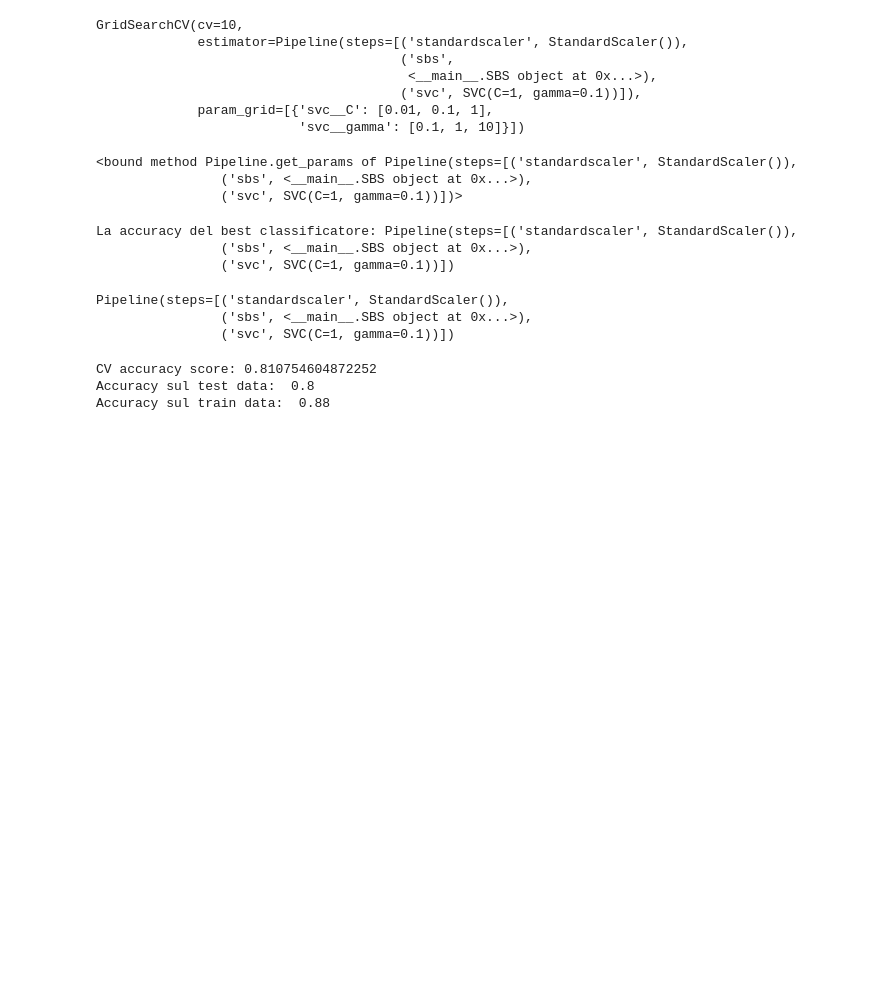
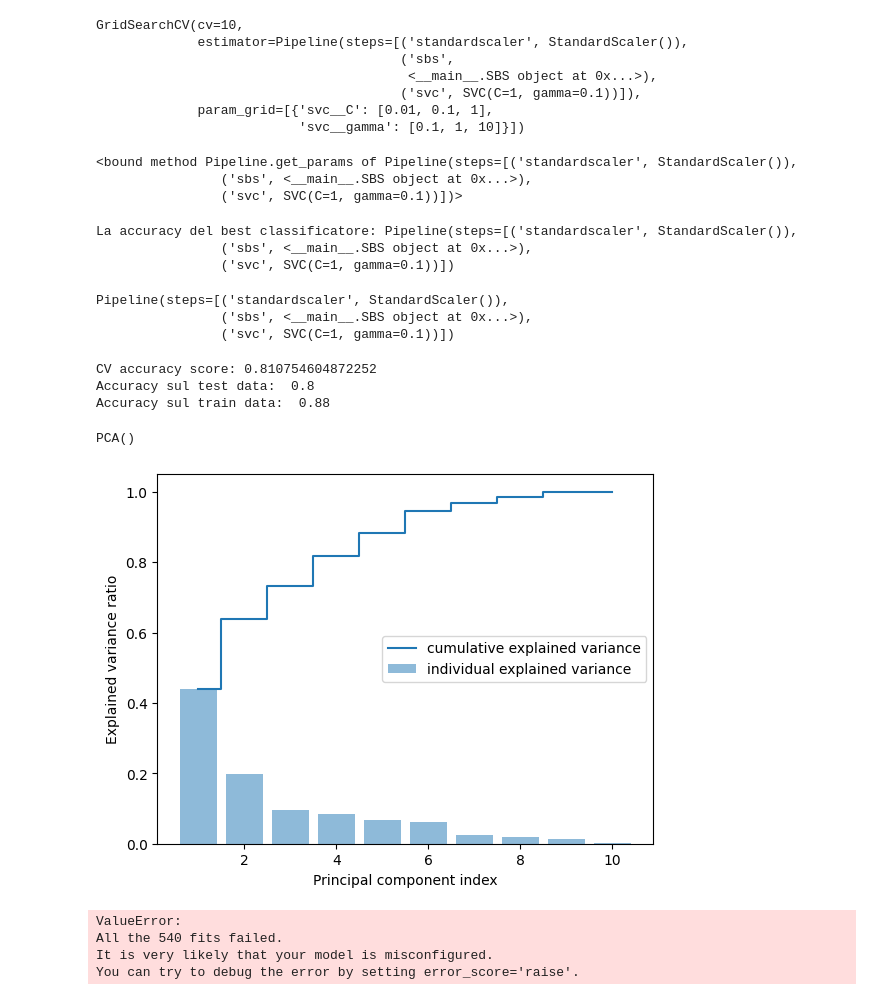
Before and after one commit to Andrewss01/Machine-Learning, a Jupyter notebook: parte_VP.ipynb, the cells around one changed output. Saved outputs shown, nothing was run; the diff lists cells and outputs as text; code cells hidden in the pictures; blank space fills up the shorter version.

```diff
--- a/parte_VP.ipynb
+++ b/parte_VP.ipynb
@@ -218,0 +221,33 @@ Accuracy sul train data:  0.88
+# %%
+from sklearn.decomposition import PCA
+
+pca = PCA(n_components = None)
+X_train_2, X_val, y_train_2, y_val = train_test_split(X_train_std, y_train, test_size = 0.3, random_state = 0, stratify = y_train)
+pca.fit(X_train_2)
+# %% [output]
+PCA()
+# %%
+cum_var_exp = np.cumsum(pca.explained_variance_ratio_)
+plt.bar(range(1,11), pca.explained_variance_ratio_, alpha = 0.5, align = 'center', label = 'individual explained variance')
+plt.step(range(1,11), cum_var_exp, where = 'mid', label = 'cumulative explained variance')
+plt.ylabel('Explained variance ratio')
+plt.xlabel('Principal component index')
+plt.legend(loc = 'best')
+plt.show()
+# %% [output]
+[figure, added]
+# %%
+n_components = [5,6,7]
+C_range = [0.1,1,10]
+pipe_clf_pca = make_pipeline(StandardScaler(), pca, clf)
+param_grid_clf_pca = [{'svc__C': C_range, 'svc__gamma': [0.1,1,10], 'pca__n_components': n_components, 'svc__kernel':['RBF']},{'svc__C': C_range, 'svc__gamma':[0.1,1,10],
+'pca__n_components': n_components, 'svc__kernel': ['RBF']} ]
+#param_grid_clf_pca = [{'svc__C': C_range, 'svc__gamma': [0.1,1,10], 'pca__n_components': n_components, 'svc__kernel':['RBF']}]
+#accuracy
+gs_clf_pca_acc = GridSearchCV(estimator = pipe_clf_pca, param_grid = param_grid_clf_pca, cv=10, scoring = 'accuracy', refit = True)
+gs_clf_pca_acc.fit(X_train, y_train)
+# %% [output]
+ValueError:
+All the 540 fits failed.
+It is very likely that your model is misconfigured.
+You can try to debug the error by setting error_score='raise'.
```
Also changed, not shown: parts of 1 cell of this notebook.
